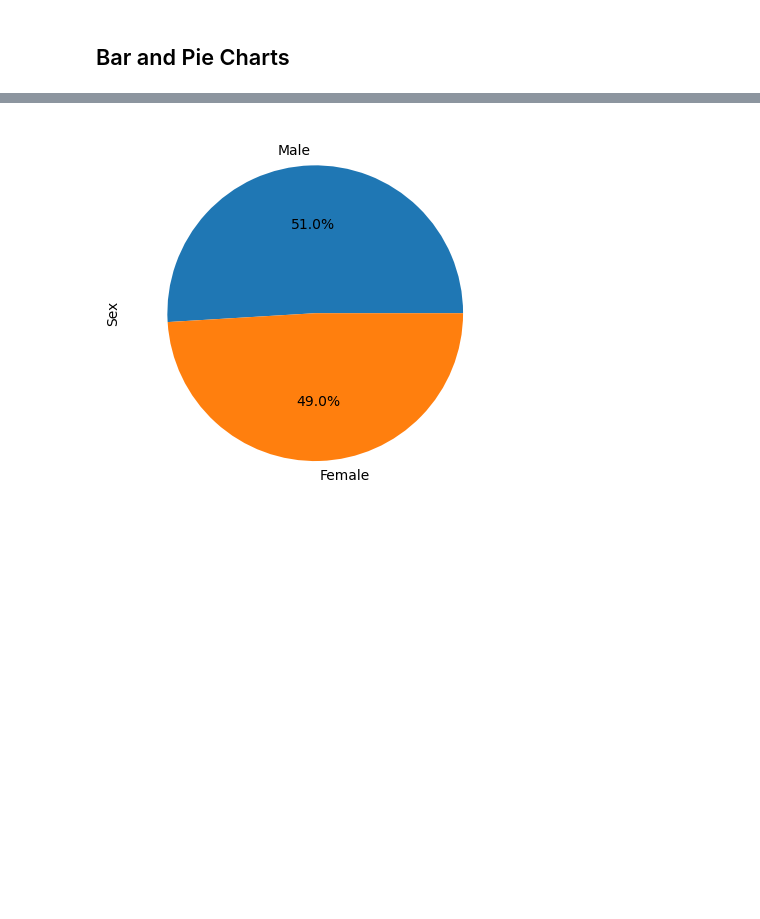
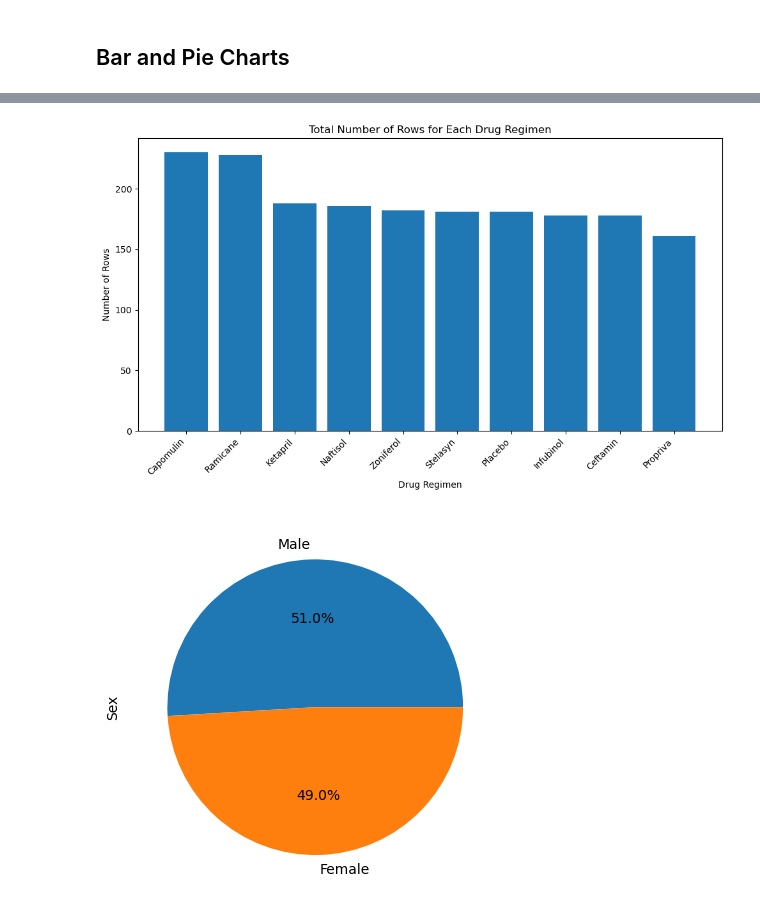
Before and after one commit to pannann/Module-5-Challenge, a Jupyter notebook: Pymaceuticals/pymaceuticals_starter.ipynb, the cells around one changed output, grey strips where cells are left out. Drawn from its saved outputs; the diff is of its cells as text; code cells hidden in the pictures; blank space fills up the shorter version.

```diff
--- a/Pymaceuticals/pymaceuticals_starter.ipynb
+++ b/Pymaceuticals/pymaceuticals_starter.ipynb
@@ -179,3 +175,18 @@ plt.show()
+# %%
+# Generate a bar plot showing the total number of rows (Mouse ID/Timepoints) for each drug regimen using pyplot.
+drug_regimen_counts = combined_data['Drug Regimen'].value_counts()
+drug_regimens = drug_regimen_counts.index
+counts = drug_regimen_counts.values
+plt.figure(figsize=(10, 6))
+plt.bar(drug_regimens, counts)
+plt.xlabel('Drug Regimen')
+plt.ylabel('Number of Rows')
+plt.title('Total Number of Rows for Each Drug Regimen')
+plt.xticks(rotation=45, ha='right')
+plt.tight_layout()
+plt.show()
+# %% [output]
+[figure, added]
 # %%
 # Generate a pie plot showing the distribution of female versus male mice using Pandas
 # %% [output]
```
Also changed, not shown: parts of 2 cells of this notebook.
